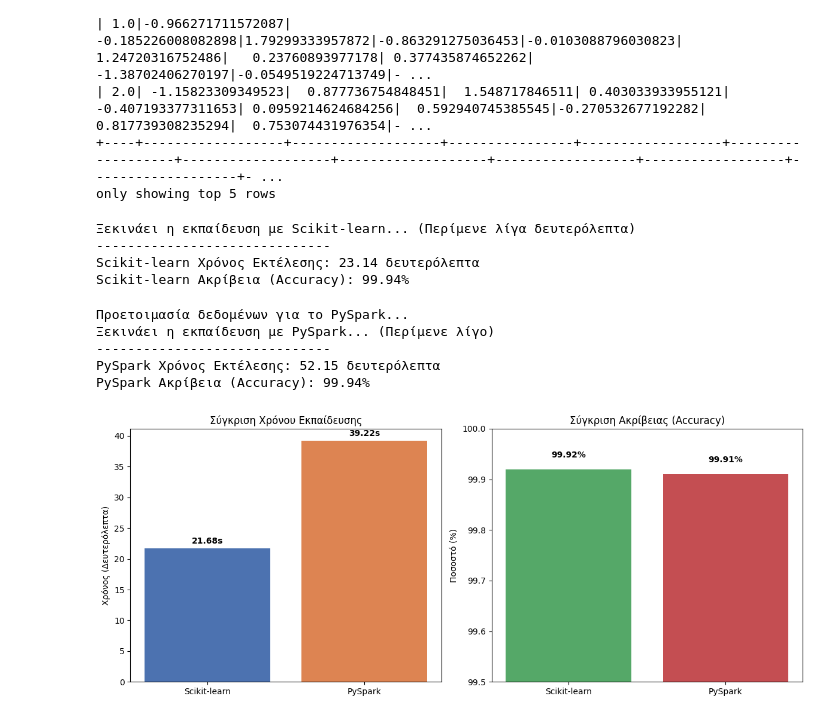
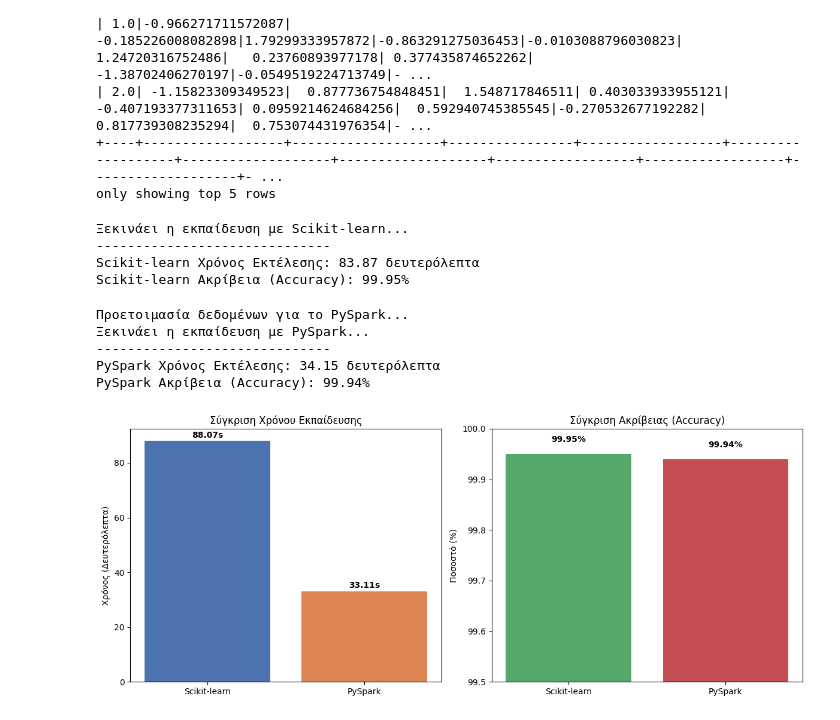
Before and after one commit to RetroAchiever01/platformes_kai_arxitektonikes_nefous, a Jupyter notebook: ergasia_platfores_kai_arx_nefous.ipynb, the cells around one changed output. Saved outputs shown, nothing was run; the diff lists cells and outputs as text; code cells hidden in the pictures.

```diff
--- a/ergasia_platfores_kai_arx_nefous.ipynb
+++ b/ergasia_platfores_kai_arx_nefous.ipynb
@@ -61,7 +61,7 @@ y = df_pandas['Class']
 # 2. Χωρίζουμε σε σύνολα εκπαίδευσης (Train - 80%) και δοκιμής (Test - 20%)
 X_train, X_test, y_train, y_test = train_test_split(X, y, test_size=0.2, random_state=42)
 
-print("Ξεκινάει η εκπαίδευση με Scikit-learn... (Περίμενε λίγα δευτερόλεπτα)")
+print("Ξεκινάει η εκπαίδευση με Scikit-learn...")
 start_time_sklearn = time.time()  # Ξεκινάμε το χρονόμετρο
 
 # 3. Ορίζουμε και εκπαιδεύουμε το μοντέλο
@@ -76,13 +76,14 @@ end_time_sklearn = time.time()  # Σταματάμε το χρονόμετρο
 time_sklearn = end_time_sklearn - start_time_sklearn
 
 print("-" * 30)
+
 print(f"Scikit-learn Χρόνος Εκτέλεσης: {time_sklearn:.2f} δευτερόλεπτα")
 print(f"Scikit-learn Ακρίβεια (Accuracy): {accuracy_sklearn * 100:.2f}%")
 # %% [output]
-Ξεκινάει η εκπαίδευση με Scikit-learn... (Περίμενε λίγα δευτερόλεπτα)
+Ξεκινάει η εκπαίδευση με Scikit-learn...
 ------------------------------
-Scikit-learn Χρόνος Εκτέλεσης: 23.14 δευτερόλεπτα
-Scikit-learn Ακρίβεια (Accuracy): 99.94%
+Scikit-learn Χρόνος Εκτέλεσης: 83.87 δευτερόλεπτα
+Scikit-learn Ακρίβεια (Accuracy): 99.95%
 # %%
 import time
 from pyspark.ml.feature import VectorAssembler
@@ -97,7 +98,7 @@ df_spark_prepared = assembler.transform(df_spark)
 # Χωρίζουμε σε Train (80%) και Test (20%)
 train_data, test_data = df_spark_prepared.randomSplit([0.8, 0.2], seed=42)
 
-print("Ξεκινάει η εκπαίδευση με PySpark... (Περίμενε λίγο)")
+print("Ξεκινάει η εκπαίδευση με PySpark... ")
 start_time_spark = time.time()  # Ξεκινάμε το χρονόμετρο
 
 # Ορίζουμε και εκπαιδεύουμε το μοντέλο (ίδιες ρυθμίσεις: 20 δέντρα)
@@ -119,47 +120,47 @@ print(f"PySpark Χρόνος Εκτέλεσης: {time_spark:.2f} δευτερό
 print(f"PySpark Ακρίβεια (Accuracy): {accuracy_spark * 100:.2f}%")
 # %% [output]
 Προετοιμασία δεδομένων για το PySpark...
-Ξεκινάει η εκπαίδευση με PySpark... (Περίμενε λίγο)
+Ξεκινάει η εκπαίδευση με PySpark...
 ------------------------------
-PySpark Χρόνος Εκτέλεσης: 52.15 δευτερόλεπτα
+PySpark Χρόνος Εκτέλεσης: 34.15 δευτερόλεπτα
 PySpark Ακρίβεια (Accuracy): 99.94%
 # %%
 import matplotlib.pyplot as plt
 
-# Τα δικά σου αποτελέσματα
+# Τα αποτελέσματα
 methods = ['Scikit-learn', 'PySpark']
-times = [21.68, 39.22]
-accuracies = [99.92, 99.91]
+times = [88.07 , 33.11]
+accuracies = [99.95, 99.94]
 
 # Δημιουργία σχήματος με 2 γραφήματα δίπλα-δίπλα
 plt.figure(figsize=(12, 5))
 
 # Γράφημα 1: Χρόνος Εκτέλεσης (Όσο πιο χαμηλά, τόσο καλύτερα)
 plt.subplot(1, 2, 1)
 bars1 = plt.bar(methods, times, color=['#4C72B0', '#DD8452'])
 plt.title('Σύγκριση Χρόνου Εκπαίδευσης')
 plt.ylabel('Χρόνος (Δευτερόλεπτα)')
 
 # Προσθήκη των αριθμών πάνω από κάθε μπάρα
 for bar in bars1:
     yval = bar.get_height()
     plt.text(bar.get_x() + bar.get_width()/2, yval + 0.5, f"{yval}s", ha='center', va='bottom', fontweight='bold')
 
 # Γράφημα 2: Ακρίβεια (Accuracy)
 plt.subplot(1, 2, 2)
 bars2 = plt.bar(methods, accuracies, color=['#55A868', '#C44E52'])
 plt.title('Σύγκριση Ακρίβειας (Accuracy)')
 plt.ylabel('Ποσοστό (%)')
 # Ρυθμίζουμε τον άξονα Y να ξεκινάει από το 99 για να φανεί έστω και η ελάχιστη διαφορά
 plt.ylim(99.5, 100)
 
 # Προσθήκη των αριθμών πάνω από κάθε μπάρα
 for bar in bars2:
     yval = bar.get_height()
     plt.text(bar.get_x() + bar.get_width()/2, yval + 0.02, f"{yval}%", ha='center', va='bottom', fontweight='bold')
 
 # Εμφάνιση των γραφημάτων
 plt.tight_layout()
 plt.show()
 # %% [output]
-[figure, old version]
+[figure, new version]
```
Also changed, not shown: parts of 1 cell of this notebook.
